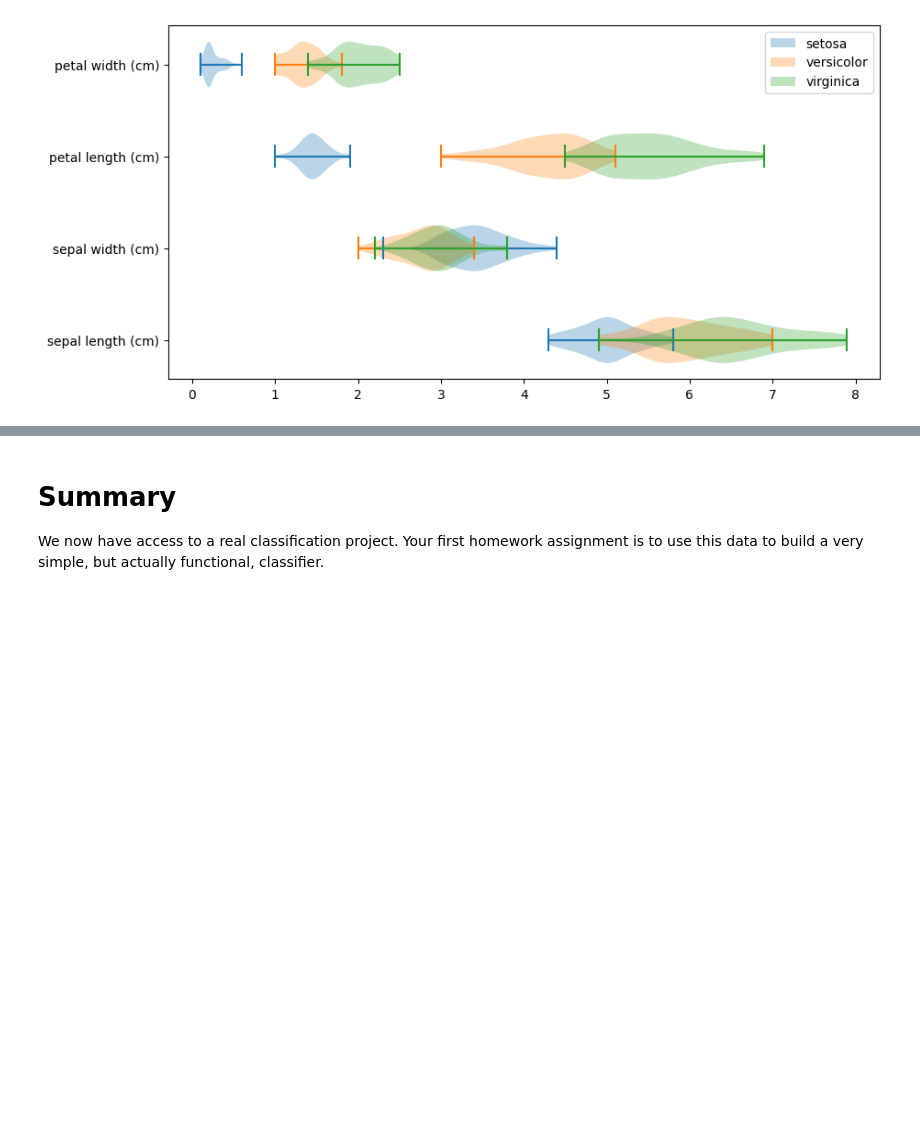
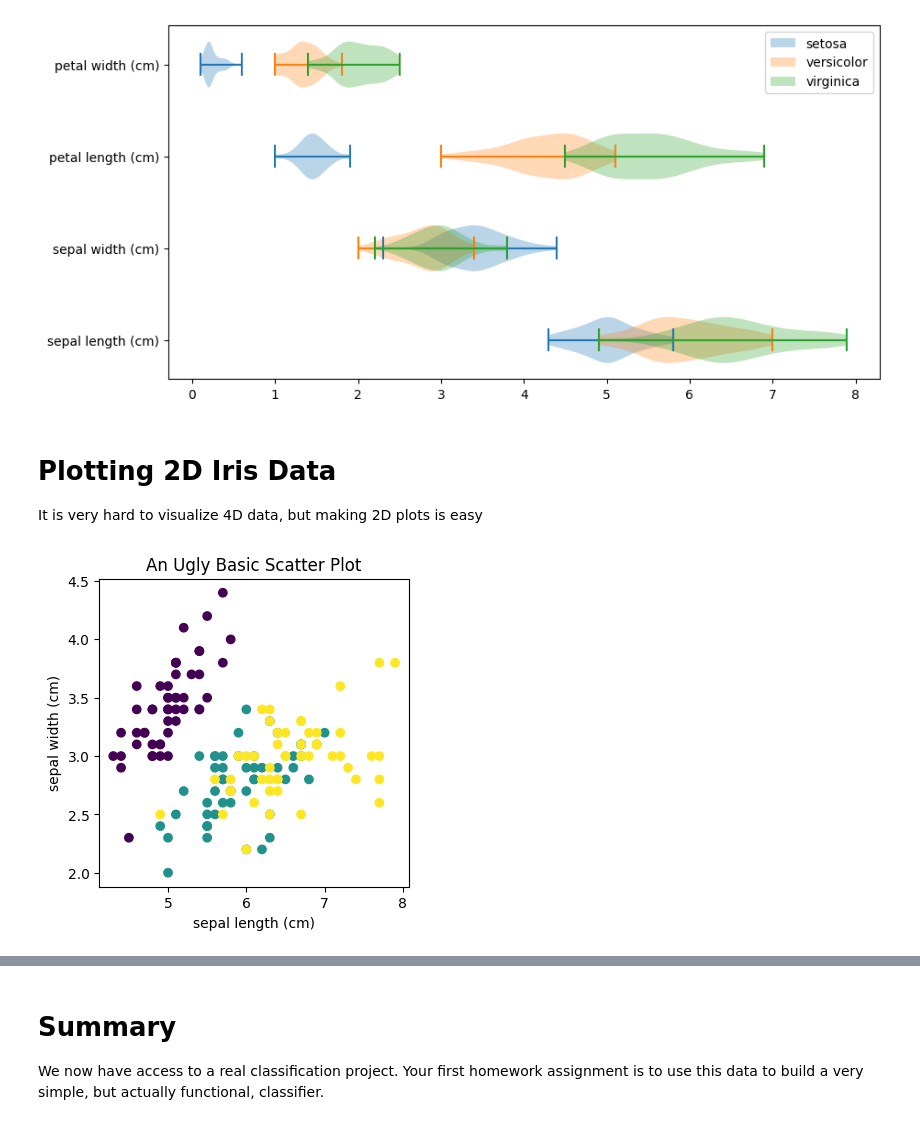
Before and after one commit to mdaugherity/MachineLearning2024, a Jupyter notebook: tutorial/Tutorial_04_First_Look_at_Data.ipynb, the cells around one changed output, grey strips where cells are left out. Cells and saved outputs as stored; diff of their text form; code cells hidden in the pictures; blank space fills up the shorter version.

```diff
--- a/tutorial/Tutorial_04_First_Look_at_Data.ipynb
+++ b/tutorial/Tutorial_04_First_Look_at_Data.ipynb
@@ -62,2 +59,0 @@ print(data.target_names)
-# %%
-X,y = datasets.load_iris(return_X_y=True)  # load iris data as numpy arrays
@@ -67,0 +66,3 @@ X.shape # my features
+# %%
+data_bunch = datasets.load_iris()
+data_bunch.keys()
@@ -67,0 +97,3 @@ X.shape # my features
+# %%
+X = data_bunch.data  # load features
+X.shape
@@ -67,0 +121,3 @@ X.shape # my features
+# %%
+y = data_bunch.target  # load targets
+y.shape
@@ -177,3 +286,18 @@ plt.yticks(ticks = featnum, labels=data.feature_names)
 plt.show()
 # %% [output]
 [figure]
+# %% [markdown]
+# Plotting 2D Iris Data
+It is very hard to visualize 4D data, but making 2D plots is easy
+# %%
+featx = 0 # feature number to plot on x axis
+featy = 1 # feature number to plot on y axis
+
+plt.figure(figsize=(4,4))
+plt.scatter(X[:, featx], X[:, featy], marker='o', c=y)
+plt.title('An Ugly Basic Scatter Plot')
+plt.xlabel(data.feature_names[featx])
+plt.ylabel(data.feature_names[featy])
+plt.show()
+# %% [output]
+[figure, added]
```
Also changed, not shown: parts of 36 cells of this notebook.
